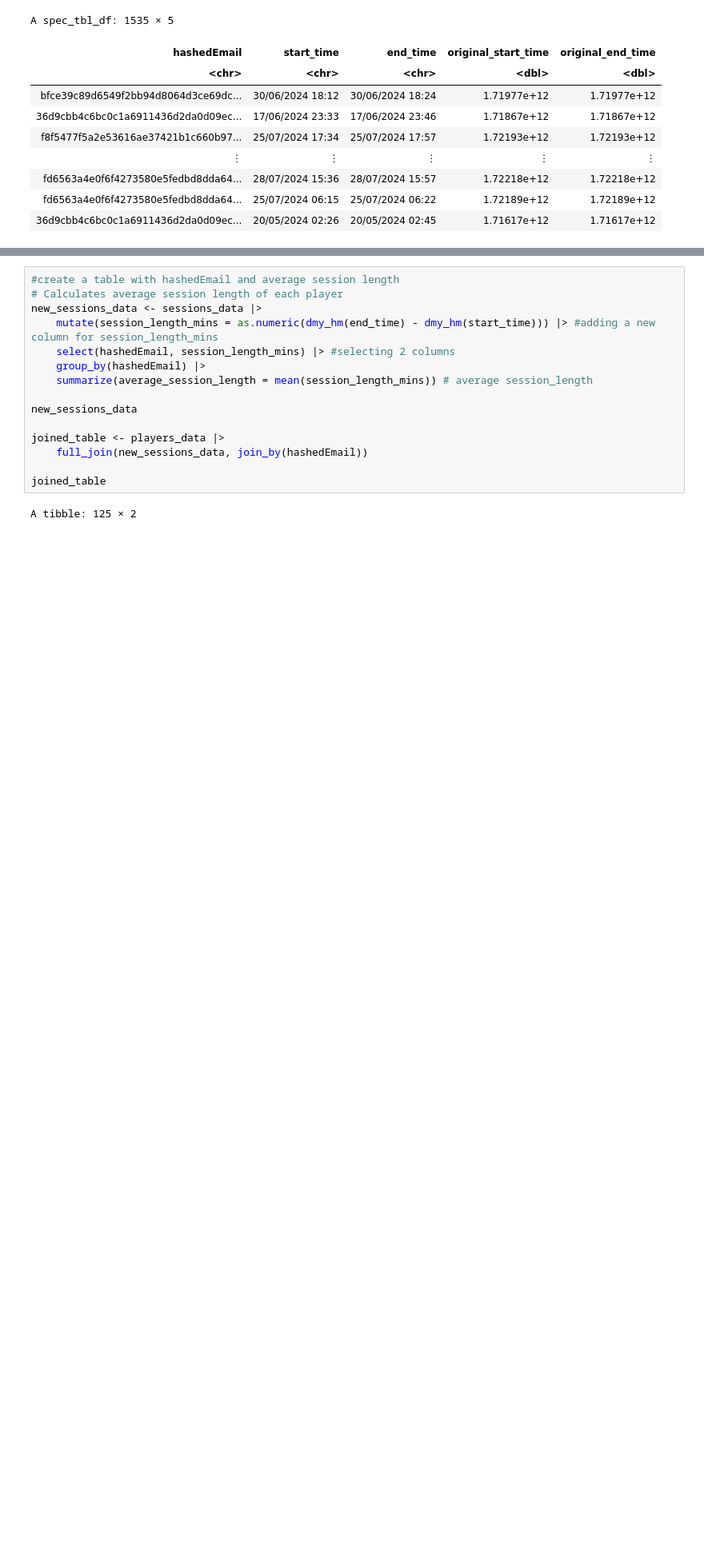
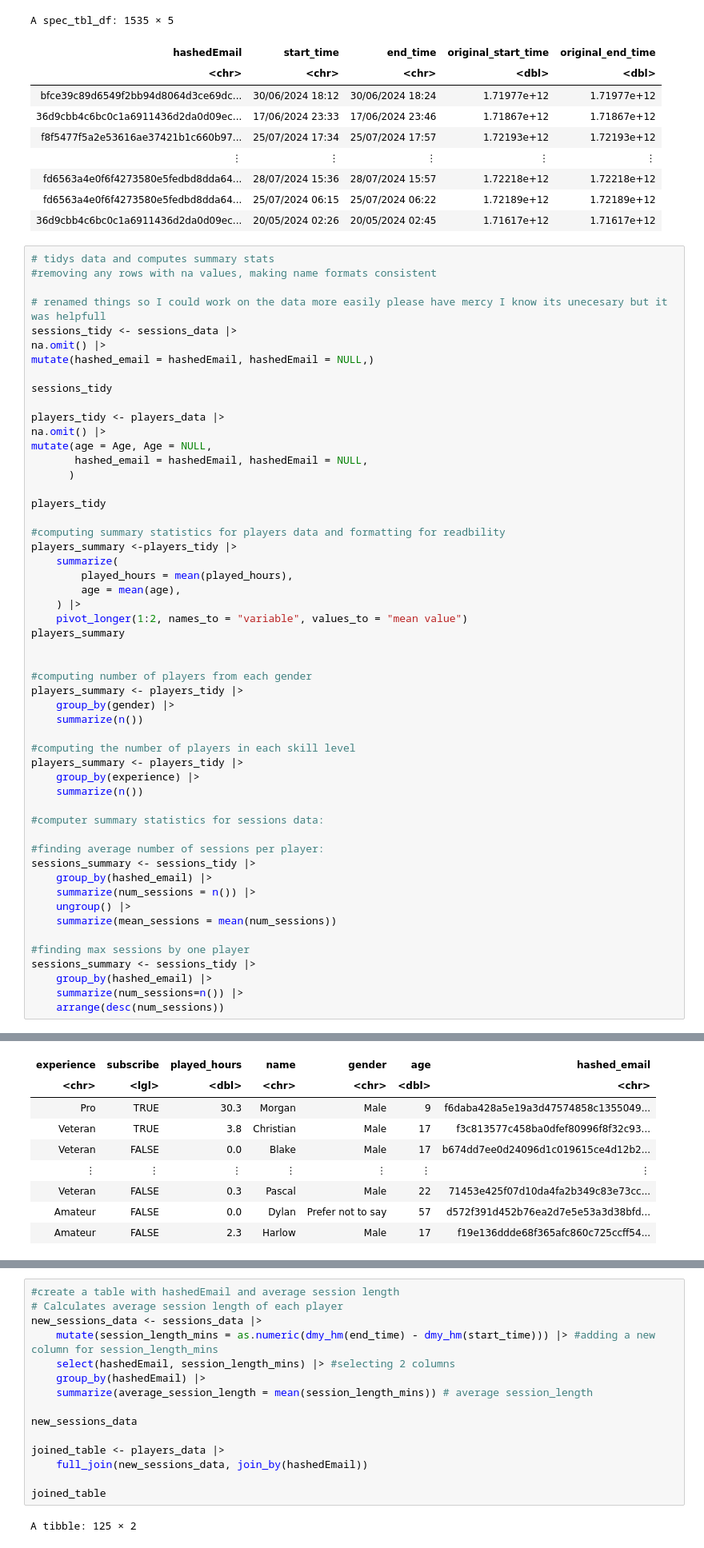
Before and after one commit to CSof-student/DSCI100_GROUP_25_PROJECT, a Jupyter notebook: project_report.ipynb, the cells around one changed output, grey strips where cells are left out. Shown at 80% size. Saved outputs shown, nothing was run; the diff lists cells and outputs as text; blank space fills up the shorter version.

Commit message:
added code for summary stat calculatinos

```diff
--- a/project_report.ipynb
+++ b/project_report.ipynb
@@ -52,3 +52,57 @@ A spec_tbl_df: 1535 × 5
 | fd6563a4e0f6f4273580e5fedbd8dda64... | 28/07/2024 15:36 | 28/07/2024 15:57 | 1.72218e+12 | 1.72218e+12 |
 | fd6563a4e0f6f4273580e5fedbd8dda64... | 25/07/2024 06:15 | 25/07/2024 06:22 | 1.72189e+12 | 1.72189e+12 |
 | 36d9cbb4c6bc0c1a6911436d2da0d09ec... | 20/05/2024 02:26 | 20/05/2024 02:45 | 1.71617e+12 | 1.71617e+12 |
+# %%
+# tidys data and computes summary stats
+#removing any rows with na values, making name formats consistent
+
+# renamed things so I could work on the data more easily please have mercy I know its unecesary but it was helpfull
+sessions_tidy <- sessions_data |>
+na.omit() |>
+mutate(hashed_email = hashedEmail, hashedEmail = NULL,)
+
+sessions_tidy
+
+players_tidy <- players_data |>
+na.omit() |>
+mutate(age = Age, Age = NULL,
+       hashed_email = hashedEmail, hashedEmail = NULL,
+      )
+
+players_tidy
+
+#computing summary statistics for players data and formatting for readbility
+players_summary <-players_tidy |>
+    summarize(
+        played_hours = mean(played_hours),
+        age = mean(age),
+    ) |>
+    pivot_longer(1:2, names_to = "variable", values_to = "mean value")
+players_summary
+
+
+#computing number of players from each gender
+players_summary <- players_tidy |>
+    group_by(gender) |>
+    summarize(n())
+
+#computing the number of players in each skill level
+players_summary <- players_tidy |>
+    group_by(experience) |>
+    summarize(n())
+
+#computer summary statistics for sessions data:
+
+#finding average number of sessions per player:
+sessions_summary <- sessions_tidy |>
+    group_by(hashed_email) |>
+    summarize(num_sessions = n()) |>
+    ungroup() |>
+    summarize(mean_sessions = mean(num_sessions))
+
+#finding max sessions by one player
+sessions_summary <- sessions_tidy |>
+    group_by(hashed_email) |>
+    summarize(num_sessions=n()) |>
+    arrange(desc(num_sessions))
+# %% [output]
@@ -54,0 +120,9 @@ A spec_tbl_df: 1535 × 5
+| experience | subscribe | played_hours | name | gender | age | hashed_email |
+| <chr> | <lgl> | <dbl> | <chr> | <chr> | <dbl> | <chr> |
+| Pro | TRUE | 30.3 | Morgan | Male | 9 | f6daba428a5e19a3d47574858c1355049... |
+| Veteran | TRUE | 3.8 | Christian | Male | 17 | f3c813577c458ba0dfef80996f8f32c93... |
+| Veteran | FALSE | 0.0 | Blake | Male | 17 | b674dd7ee0d24096d1c019615ce4d12b2... |
+| ⋮ | ⋮ | ⋮ | ⋮ | ⋮ | ⋮ | ⋮ |
+| Veteran | FALSE | 0.3 | Pascal | Male | 22 | 71453e425f07d10da4fa2b349c83e73cc... |
+| Amateur | FALSE | 0.0 | Dylan | Prefer not to say | 57 | d572f391d452b76ea2d7e5e53a3d38bfd... |
+| Amateur | FALSE | 2.3 | Harlow | Male | 17 | f19e136ddde68f365afc860c725ccff54... |
```
Also changed, not shown: parts of 1 cell of this notebook.
